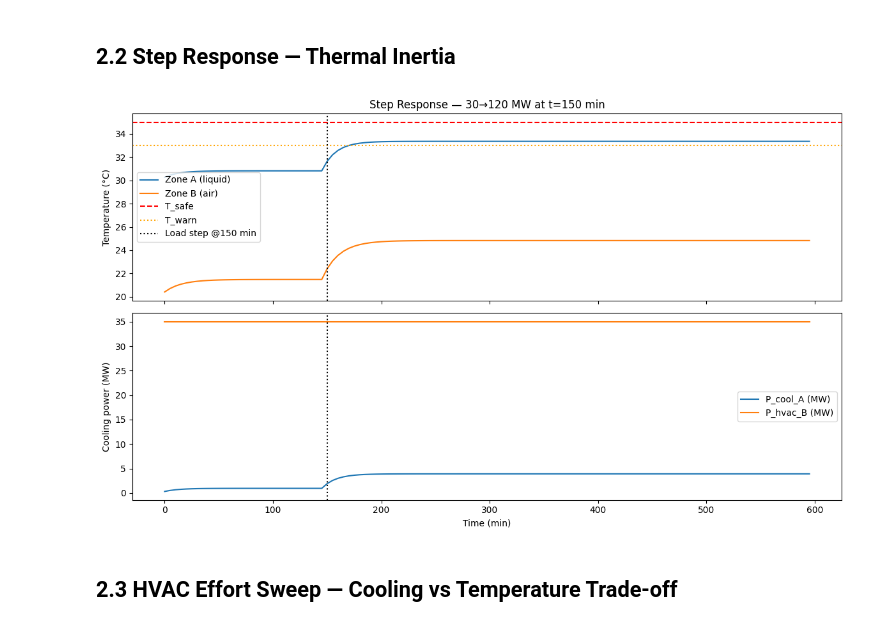
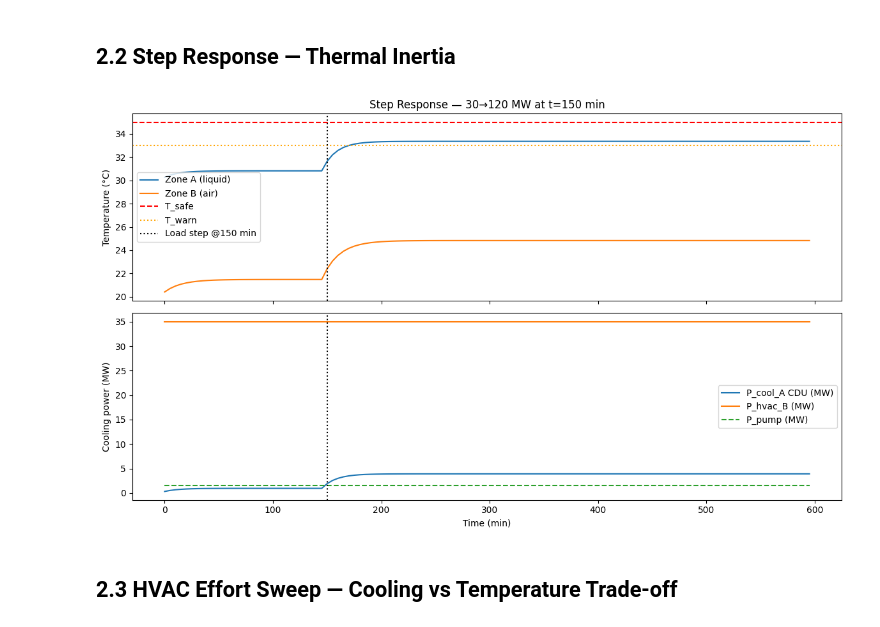
Before and after one commit to HewlettPackard/c2g-bench, a Jupyter notebook: notebooks/02_thermal.ipynb, the cells around one changed output. Saved outputs shown, nothing was run; the diff lists cells and outputs as text; code cells hidden in the pictures.

Commit message:
fix: correct two notebook execution bugs
02_thermal: ThermalTwin.step() returns 3-tuple (p_cool, p_hvac, p_pump);
  unpack as (pca, phv, ppump) and add pump-power trace to step-response plot.

09_frequency_voltage: notebook CWD was notebooks/ when run via nbconvert;
  add os.chdir('..') to match the pattern used by all other notebooks so
  relative data paths (data/processed/...) resolve from the project root.

```diff
--- a/notebooks/02_thermal.ipynb
+++ b/notebooks/02_thermal.ipynb
@@ -51,29 +51,30 @@ plt.tight_layout(); plt.savefig("notebooks/fig_thermal_ss.png", dpi=120); plt.sh
 # %%
 tw3 = ThermalTwin(dt_seconds=300); tw3.T_amb = 28
 ticks = 120   # 10 hours
 # Ramp: low load for 30 ticks, then step to high load
 t_min = np.arange(ticks) * 5
-T_A, T_B, P_cool_A, P_hvac_B = [], [], [], []
+T_A, T_B, P_cool_A, P_hvac_B, P_pump = [], [], [], [], []
 for i in range(ticks):
     load = 30.0 if i < 30 else 120.0
-    (ta, tb), (pca, phv) = tw3.step(load, load * 0.4, hvac_effort=0.7)
-    T_A.append(ta); T_B.append(tb); P_cool_A.append(pca); P_hvac_B.append(phv)
+    (ta, tb), (pca, phv, ppump) = tw3.step(load, load * 0.4, hvac_effort=0.7)
+    T_A.append(ta); T_B.append(tb); P_cool_A.append(pca); P_hvac_B.append(phv); P_pump.append(ppump)
 
 fig, axes = plt.subplots(2, 1, figsize=(12, 7), sharex=True)
 axes[0].plot(t_min, T_A, label="Zone A (liquid)", color="tab:blue")
 axes[0].plot(t_min, T_B, label="Zone B (air)",    color="tab:orange")
 axes[0].axhline(35, color="red",    ls="--", label="T_safe")
 axes[0].axhline(33, color="orange", ls=":",  label="T_warn")
 axes[0].axvline(30*5, color="k", ls=":", label="Load step @150 min")
 axes[0].set_ylabel("Temperature (°C)"); axes[0].legend(); axes[0].set_title("Step Response — 30→120 MW at t=150 min")
 
-axes[1].plot(t_min, P_cool_A, label="P_cool_A (MW)", color="tab:blue")
+axes[1].plot(t_min, P_cool_A, label="P_cool_A CDU (MW)", color="tab:blue")
 axes[1].plot(t_min, P_hvac_B, label="P_hvac_B (MW)", color="tab:orange")
+axes[1].plot(t_min, P_pump,   label="P_pump (MW)",   color="tab:green", ls="--")
 axes[1].axvline(30*5, color="k", ls=":")
 axes[1].set_xlabel("Time (min)"); axes[1].set_ylabel("Cooling power (MW)"); axes[1].legend()
 plt.tight_layout(); plt.savefig("notebooks/fig_thermal_step.png", dpi=120); plt.show()
 # %% [output]
-[figure, old version]
+[figure, new version]
 # %% [markdown]
 ## 2.3 HVAC Effort Sweep — Cooling vs Temperature Trade-off
 # %%
```
